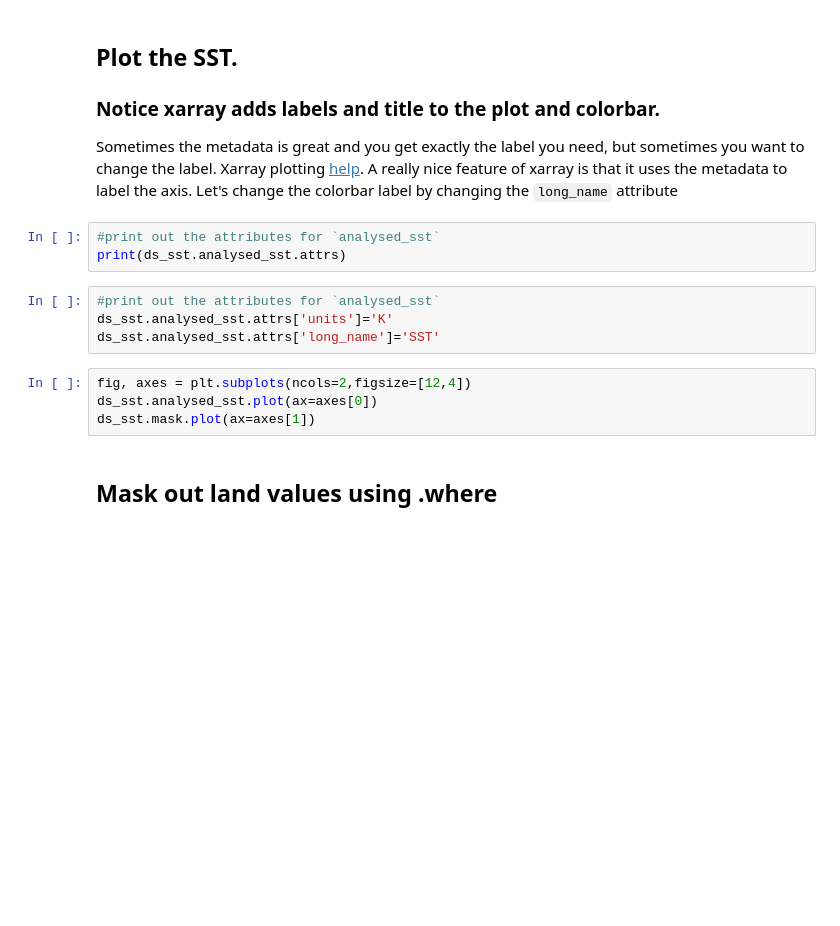
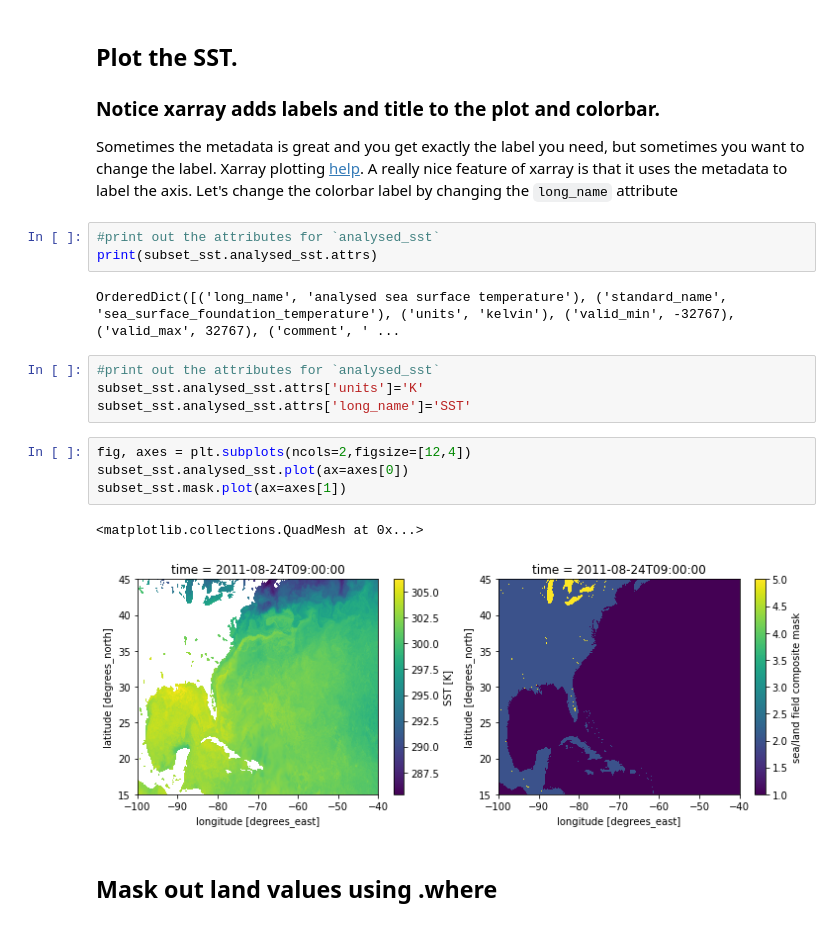
Before and after one commit to cgentemann/cloud_science, a Jupyter notebook: ocean_python_tutorial/Intro_09_Xarray_advanced_hurricane_case_study.ipynb, the cells around one changed output. Cells and saved outputs as stored; diff of their text form; blank space fills up the shorter version.

```diff
--- a/ocean_python_tutorial/Intro_09_Xarray_advanced_hurricane_case_study.ipynb
+++ b/ocean_python_tutorial/Intro_09_Xarray_advanced_hurricane_case_study.ipynb
@@ -166,15 +188,20 @@ ds_sst_mur.analysed_sst[0,:,:].plot()
 Sometimes the metadata is great and you get exactly the label you need, but sometimes you want to change the label.  Xarray plotting [help](http://xarray.pydata.org/en/stable/plotting.html). A really nice feature of xarray is that it uses the metadata to label the axis.  Let's change the colorbar label by changing the `long_name` attribute
 # %%
 #print out the attributes for `analysed_sst`
-print(ds_sst.analysed_sst.attrs)
+print(subset_sst.analysed_sst.attrs)
+# %% [output]
+OrderedDict([('long_name', 'analysed sea surface temperature'), ('standard_name', 'sea_surface_foundation_temperature'), ('units', 'kelvin'), ('valid_min', -32767), ('valid_max', 32767), ('comment', ' ...
 # %%
 #print out the attributes for `analysed_sst`
-ds_sst.analysed_sst.attrs['units']='K'
-ds_sst.analysed_sst.attrs['long_name']='SST'
+subset_sst.analysed_sst.attrs['units']='K'
+subset_sst.analysed_sst.attrs['long_name']='SST'
 # %%
 fig, axes = plt.subplots(ncols=2,figsize=[12,4])
-ds_sst.analysed_sst.plot(ax=axes[0])
-ds_sst.mask.plot(ax=axes[1])
+subset_sst.analysed_sst.plot(ax=axes[0])
+subset_sst.mask.plot(ax=axes[1])
+# %% [output]
+<matplotlib.collections.QuadMesh at 0x...>
+[figure, added]
 # %% [markdown]
 ## Mask out land values using .where
 # %%
```
Also changed, not shown: parts of 19 cells of this notebook.
